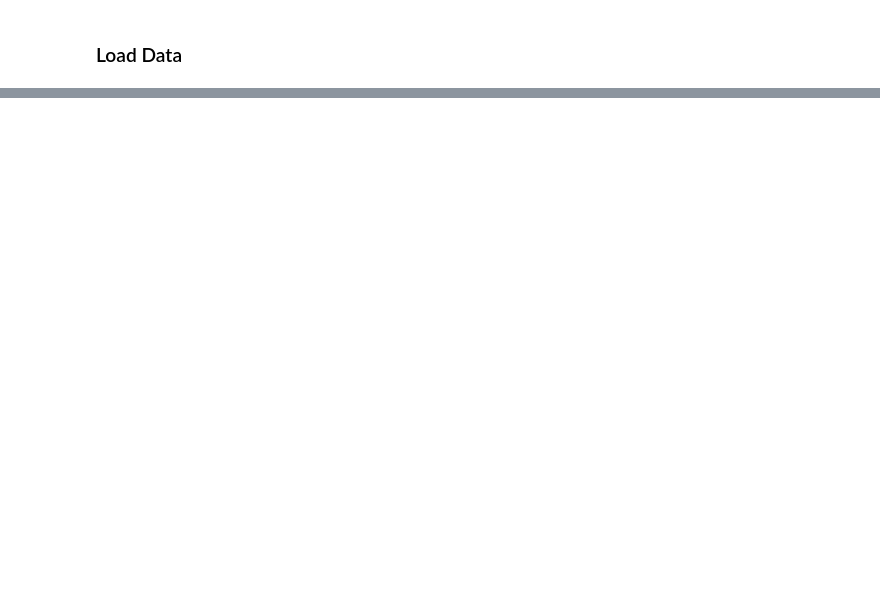
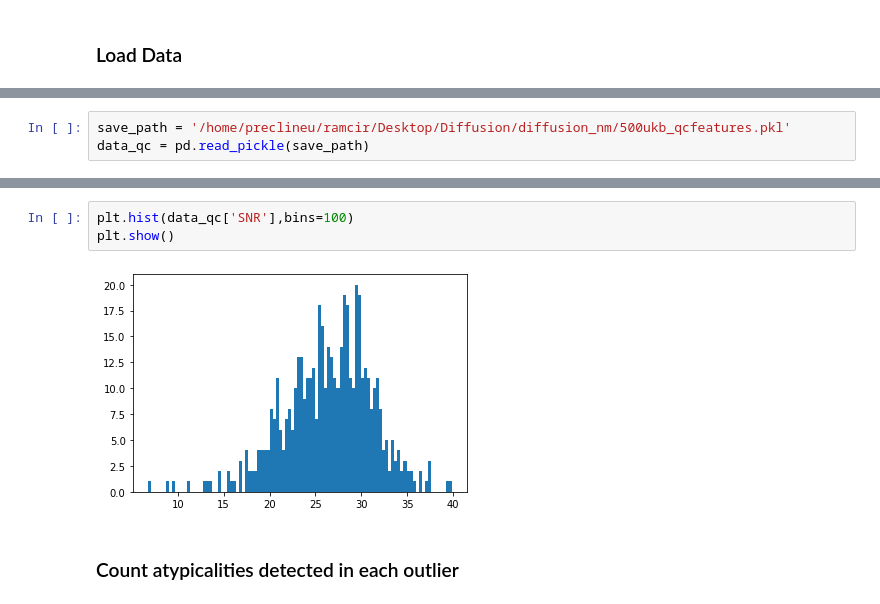
Before and after one commit to ramonacirstian/Diffusion, a Jupyter notebook: nm_outliers.ipynb, the cells around one changed output, grey strips where cells are left out. Drawn from its saved outputs; the diff is of its cells as text; blank space fills up the shorter version.

```diff
--- a/nm_outliers.ipynb
+++ b/nm_outliers.ipynb
@@ -53,0 +264,3 @@ plt.show()
+# %%
+save_path = '/home/preclineu/ramcir/Desktop/Diffusion/diffusion_nm/500ukb_qcfeatures.pkl'
+data_qc = pd.read_pickle(save_path)
@@ -53,0 +294,7 @@ plt.show()
+# %%
+plt.hist(data_qc['SNR'],bins=100)
+plt.show()
+# %% [output]
+[figure, added]
+# %% [markdown]
+### Count atypicalities detected in each outlier
```
Also changed, not shown: parts of 50 cells of this notebook.
